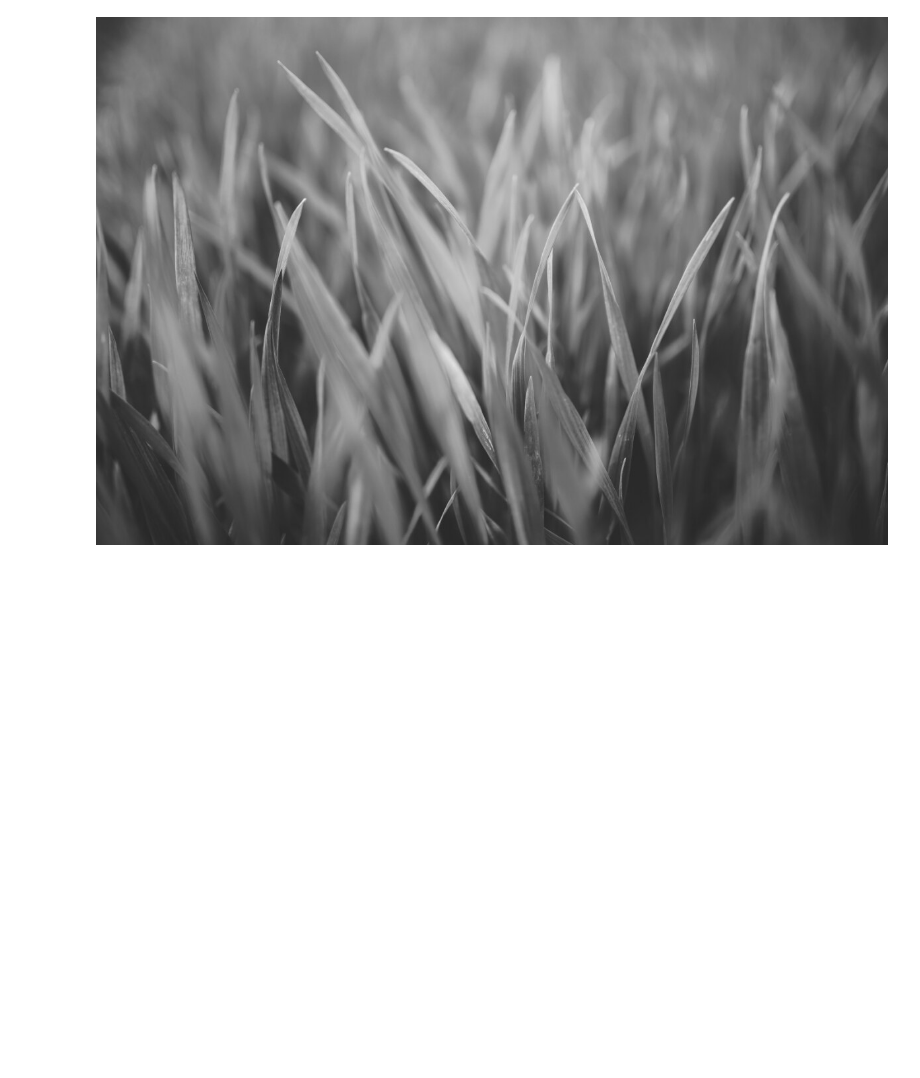
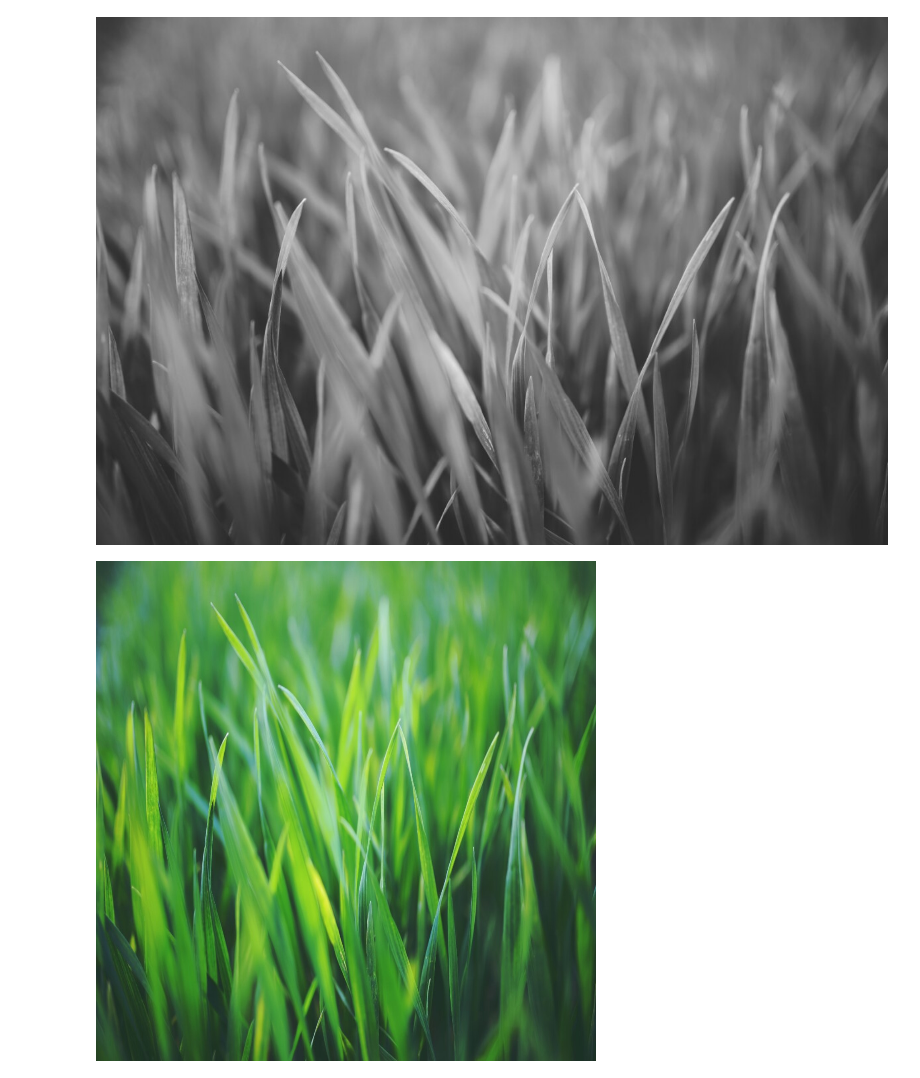
Before and after one commit to RizetteSayo/CpE0332.1-1-Elective-3, a Jupyter notebook: Image_Acquisition.ipynb, the cells around one changed output. Cells and saved outputs as stored; diff of their text form; code cells hidden in the pictures; blank space fills up the shorter version.

```diff
--- a/Image_Acquisition.ipynb
+++ b/Image_Acquisition.ipynb
@@ -17,3 +17,11 @@ img_gray = cv2.cvtColor(img,cv2.COLOR_BGR2GRAY)
 cv2_imshow(img_gray)
 # %% [output]
 [figure]
+# %%
+#resize an image
+img_resize = cv2.resize(img,(500,500))
+
+#display resized image
+cv2_imshow(img_resize)
+# %% [output]
+[figure, added]
```
Also changed, not shown: parts of 1 cell of this notebook.
